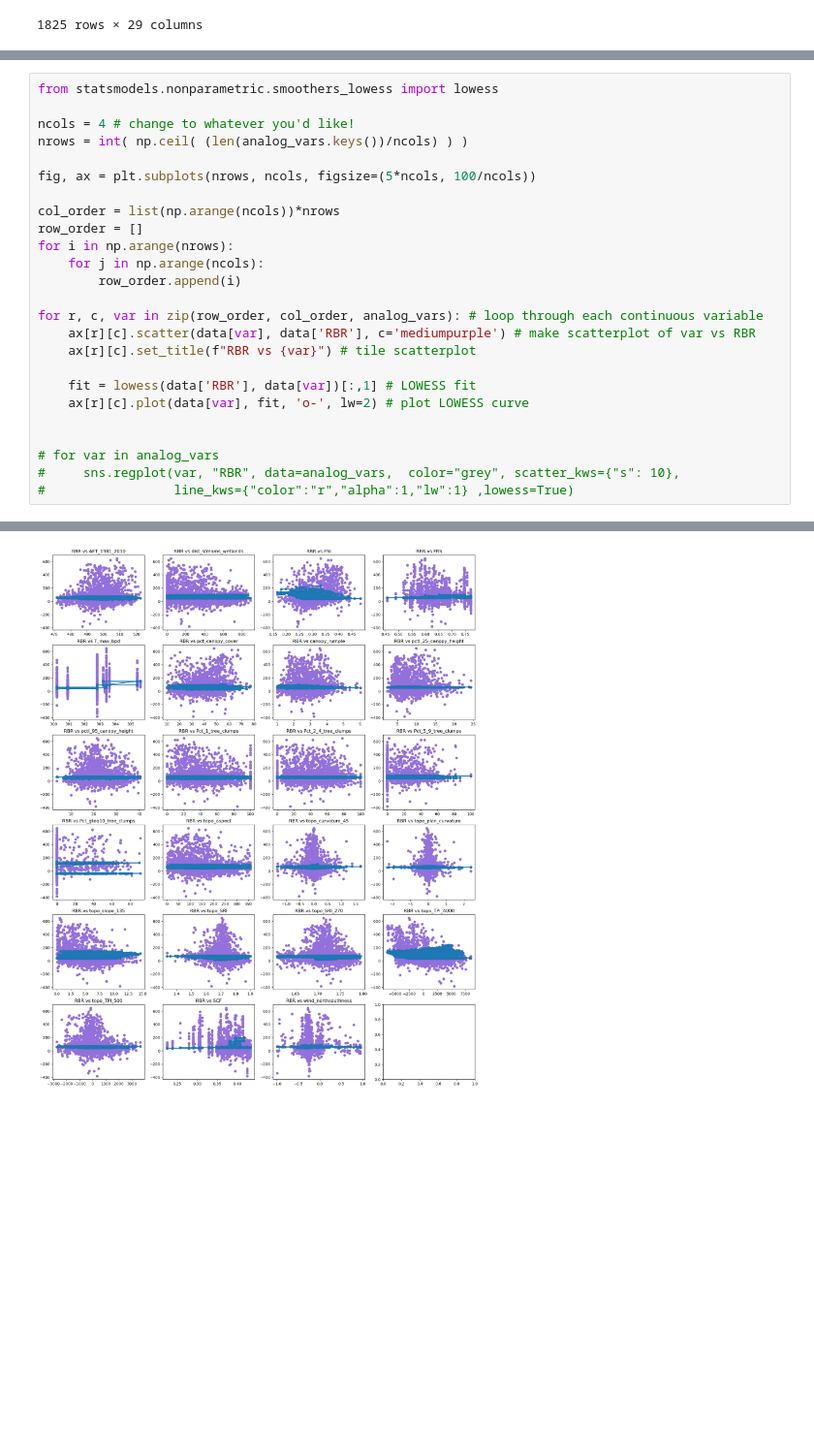
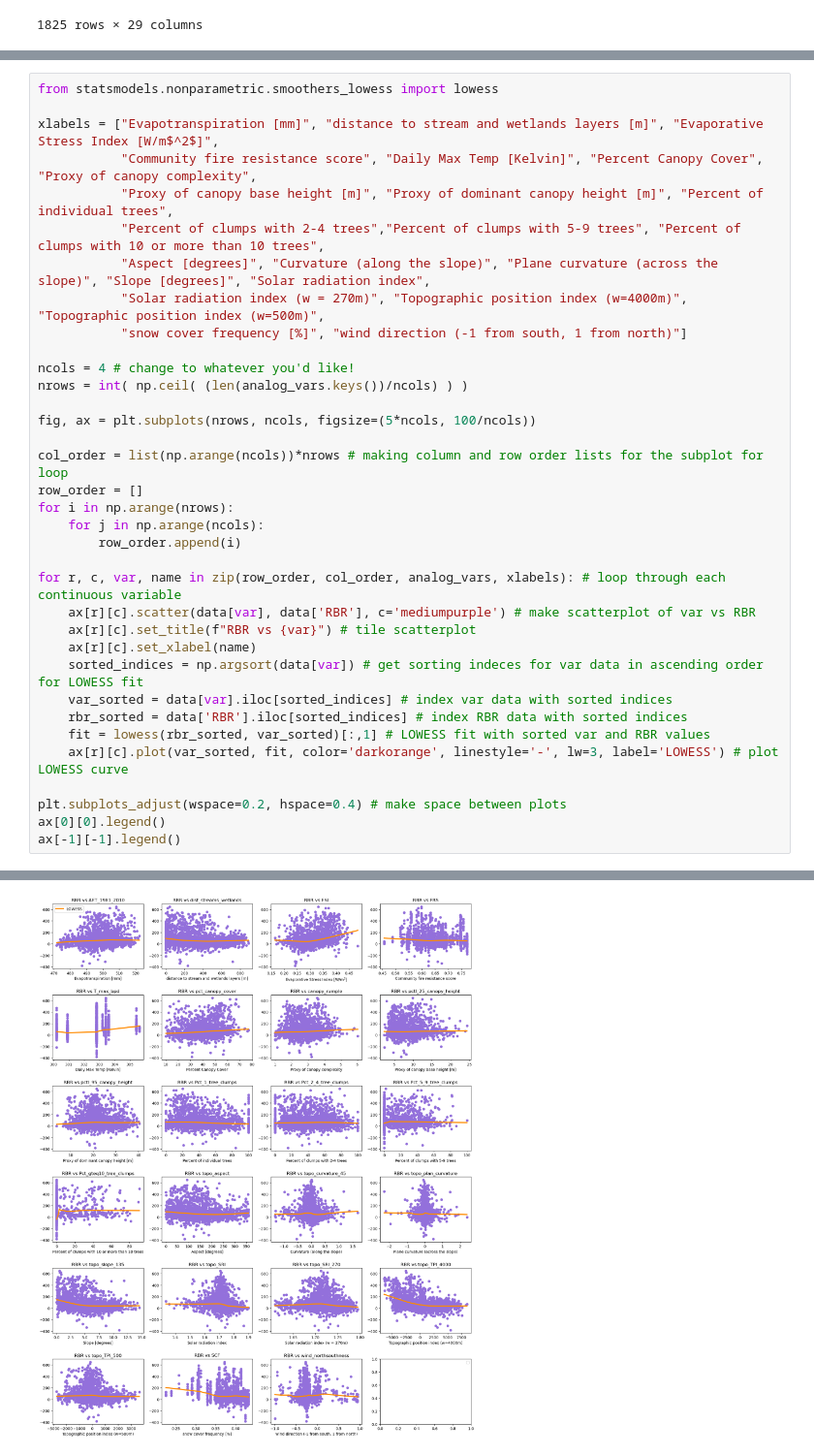
Before and after one commit to UW-ESS-DS/MLGeo2023_ESS569_Burn_Severity_Drivers, a Jupyter notebook: data_characterization.ipynb, the cells around one changed output, grey strips where cells are left out. Shown at 97% size. Cells and saved outputs as stored; diff of their text form; blank space fills up the shorter version.

Commit message:
Data has been characterized

```diff
--- a/data_characterization.ipynb
+++ b/data_characterization.ipynb
@@ -136,26 +127,36 @@ ax[0][0].legend()
 # %%
 from statsmodels.nonparametric.smoothers_lowess import lowess
+
+xlabels = ["Evapotranspiration [mm]", "distance to stream and wetlands layers [m]", "Evaporative Stress Index [W/m$^2$]",
+           "Community fire resistance score", "Daily Max Temp [Kelvin]", "Percent Canopy Cover", "Proxy of canopy complexity",
+           "Proxy of canopy base height [m]", "Proxy of dominant canopy height [m]", "Percent of individual trees",
+           "Percent of clumps with 2-4 trees","Percent of clumps with 5-9 trees", "Percent of clumps with 10 or more than 10 trees",
+           "Aspect [degrees]", "Curvature (along the slope)", "Plane curvature (across the slope)", "Slope [degrees]", "Solar radiation index",
+           "Solar radiation index (w = 270m)", "Topographic position index (w=4000m)", "Topographic position index (w=500m)",
+           "snow cover frequency [%]", "wind direction (-1 from south, 1 from north)"]
 
 ncols = 4 # change to whatever you'd like!
 nrows = int( np.ceil( (len(analog_vars.keys())/ncols) ) )
 
 fig, ax = plt.subplots(nrows, ncols, figsize=(5*ncols, 100/ncols))
 
-col_order = list(np.arange(ncols))*nrows
+col_order = list(np.arange(ncols))*nrows # making column and row order lists for the subplot for loop
 row_order = []
 for i in np.arange(nrows):
     for j in np.arange(ncols):
         row_order.append(i)
 
-for r, c, var in zip(row_order, col_order, analog_vars): # loop through each continuous variable
+for r, c, var, name in zip(row_order, col_order, analog_vars, xlabels): # loop through each continuous variable
     ax[r][c].scatter(data[var], data['RBR'], c='mediumpurple') # make scatterplot of var vs RBR
     ax[r][c].set_title(f"RBR vs {var}") # tile scatterplot
+    ax[r][c].set_xlabel(name)
+    sorted_indices = np.argsort(data[var]) # get sorting indeces for var data in ascending order for LOWESS fit
+    var_sorted = data[var].iloc[sorted_indices] # index var data with sorted indices
+    rbr_sorted = data['RBR'].iloc[sorted_indices] # index RBR data with sorted indices
+    fit = lowess(rbr_sorted, var_sorted)[:,1] # LOWESS fit with sorted var and RBR values
+    ax[r][c].plot(var_sorted, fit, color='darkorange', linestyle='-', lw=3, label='LOWESS') # plot LOWESS curve
 
-    fit = lowess(data['RBR'], data[var])[:,1] # LOWESS fit
-    ax[r][c].plot(data[var], fit, 'o-', lw=2) # plot LOWESS curve
-
-
-# for var in analog_vars
-#     sns.regplot(var, "RBR", data=analog_vars,  color="grey", scatter_kws={"s": 10},
-#                 line_kws={"color":"r","alpha":1,"lw":1} ,lowess=True)
+plt.subplots_adjust(wspace=0.2, hspace=0.4) # make space between plots
+ax[0][0].legend()
+ax[-1][-1].legend()
 # %% [output]
@@ -176 +165 @@ Successfully installed patsy-0.5.3 statsmodels-0.14.0
-[figure, old version]
+[figure, new version]
```
Also changed, not shown: parts of 5 cells of this notebook.
